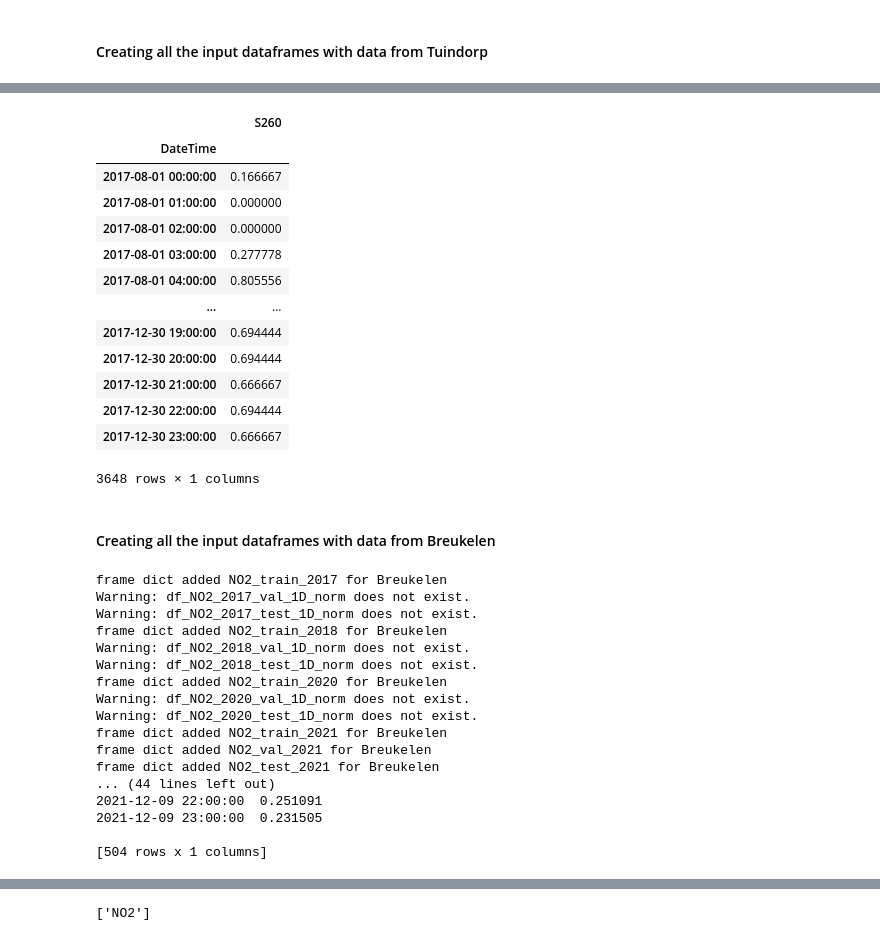
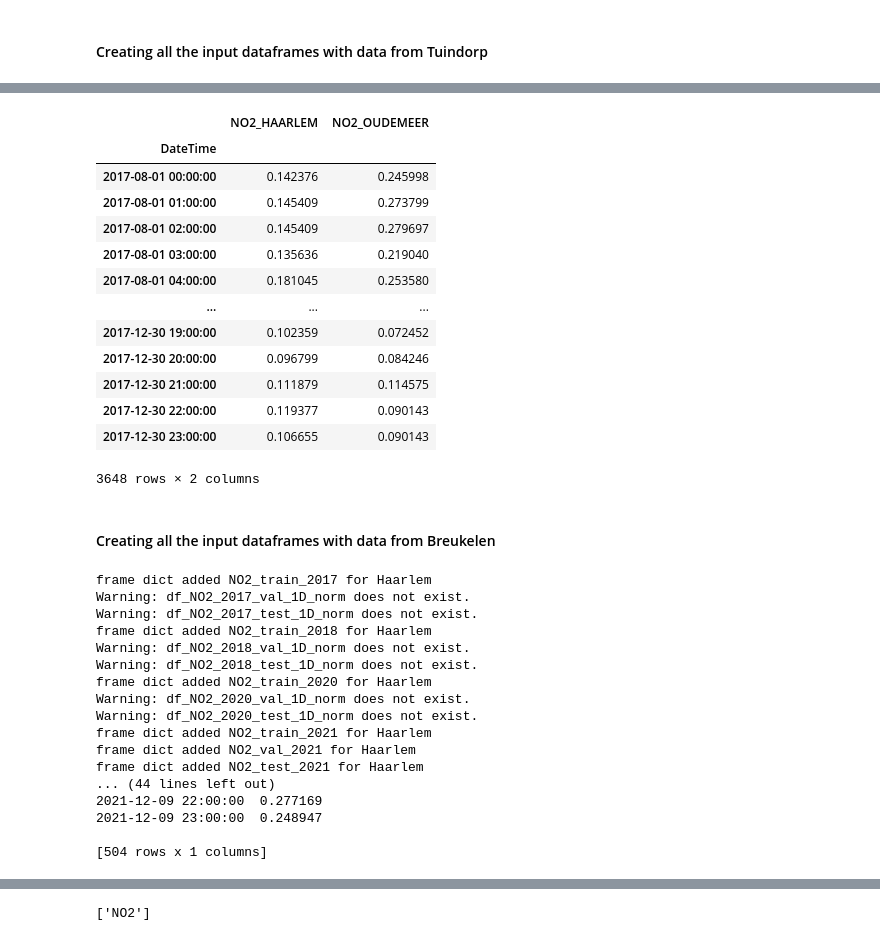
Before and after one commit to CodingMonkey17/forecasting_smog_PEML, a Jupyter notebook: src/preprocess_ams.ipynb, the cells around one changed output, grey strips where cells are left out. Cells and saved outputs as stored; diff of their text form; code cells hidden in the pictures.

Commit message:
did transferability test for ams with PINN and baseline

```diff
--- a/src/preprocess_ams.ipynb
+++ b/src/preprocess_ams.ipynb
@@ -660,7 +617,6 @@ for station_name, station_id in pollution_stations.items():
 # %% [markdown]
 ## **Extract and tidy meteorological data**
 # %%
-only_DeBilt = True  # True: only De Bilt is used
 dataframes = {}
 
 for year in years:
@@ -669,7 +625,7 @@ for year in years:
         var_name = var # if var != 'P' else 'P_'  # Handling 'P' separately to match original naming (removed for now)
         df_name = f"df_{var_name}_{year}_tidy"
         dataframes[df_name] = tidy_raw_meteo_data(
-            raw_data, var, only_DeBilt, str(year), SUBSET_MONTHS, START_MON, END_MON)
+            raw_data, var, SCHIPOL, str(year), SUBSET_MONTHS, START_MON, END_MON)
 
 # Assign variables dynamically
 globals().update(dataframes)
@@ -750,7 +724,8 @@ for pollutant in pollutants:
 
     if dataframes:
         meta_name = f'{pollutant}_2017_meta' # meta data is just to know the pollutant name and unit
-        print_aggegrated_sensor_metrics(dataframes, TUINDORP, eval(meta_name))
+        print_aggegrated_sensor_metrics(dataframes, OUDEMEER, eval(meta_name))
+        print_aggegrated_sensor_metrics(dataframes, HAARLEM, eval(meta_name))
 # %% [output]
 Printing some basic statistics for the pollutants:
 (Sensor NL10636 is TUINDORP)
@@ -932,6 +907,22 @@ if len(years) == 1:
         exec(f'df_{meteo}_{year}_train = df_train')
         exec(f'df_{meteo}_{year}_val = df_val')
         exec(f'df_{meteo}_{year}_test = df_test')
+elif years == [2017, 2018, 2020]:
+    years_splitted = years
+    years_unsplitted = []
+    year_final = 2023 # if only one year is used, the same year is used for training, validation and testing
+    for year in years:
+        for pollutant in pollutants:
+            df_train, df_val, df_test = perform_data_split(eval(f'df_{pollutant}_{year}_tidy_subset_1D'), days_vali, days_test)
+            exec(f'df_{pollutant}_{year}_train_1D = df_train')
+            exec(f'df_{pollutant}_{year}_val_1D = df_val')
+            exec(f'df_{pollutant}_{year}_test_1D = df_test')
+        for meteo in selected_weather:
+            df_train, df_val, df_test = perform_data_split(eval(f'df_{meteo}_{year}_tidy'), days_vali, days_test)
+            exec(f'df_{meteo}_{year}_train = df_train')
+            exec(f'df_{meteo}_{year}_val = df_val')
+            exec(f'df_{meteo}_{year}_test = df_test')
+
 elif years == [2017, 2018, 2020, 2021, 2022, 2023]:
     years_unsplitted = [2017, 2018, 2020]
     years_splitted = [2021, 2022]
@@ -1346,8 +1339,8 @@ for year in years:
                 df = eval(df_name)
 
                 # Rename columns dynamically
-                df = df.rename(columns={TUINDORP: f"{pollutant}_TUINDORP",
-                                        BREUKELEN: f"{pollutant}_BREUKELEN"})
+                df = df.rename(columns={OUDEMEER: f"{pollutant}_OUDEMEER",
+                                        HAARLEM: f"{pollutant}_HAARLEM"})
 
                 frames_dict_u[year][split][pollutant] = df
                 print(f"frame dict added {pollutant}_{split}_{year}")
@@ -1391,22 +1384,22 @@ Warning: df_T_2017_test_norm does not exist.
 
 [504 rows x 1 columns]
 # %%
-frames_dict_u[2017]['train']['DD']
+frames_dict_u[2017]['train']['NO2']
 # %% [output]
-|  | S260 |
-| DateTime |  |
-| 2017-08-01 00:00:00 | 0.166667 |
-| 2017-08-01 01:00:00 | 0.000000 |
-| 2017-08-01 02:00:00 | 0.000000 |
-| 2017-08-01 03:00:00 | 0.277778 |
-| 2017-08-01 04:00:00 | 0.805556 |
-| ... | ... |
-| 2017-12-30 19:00:00 | 0.694444 |
-| 2017-12-30 20:00:00 | 0.694444 |
-| 2017-12-30 21:00:00 | 0.666667 |
-| 2017-12-30 22:00:00 | 0.694444 |
-| 2017-12-30 23:00:00 | 0.666667 |
+|  | NO2_HAARLEM | NO2_OUDEMEER |
+| DateTime |  |  |
+| 2017-08-01 00:00:00 | 0.142376 | 0.245998 |
+| 2017-08-01 01:00:00 | 0.145409 | 0.273799 |
+| 2017-08-01 02:00:00 | 0.145409 | 0.279697 |
+| 2017-08-01 03:00:00 | 0.135636 | 0.219040 |
+| 2017-08-01 04:00:00 | 0.181045 | 0.253580 |
+| ... | ... | ... |
+| 2017-12-30 19:00:00 | 0.102359 | 0.072452 |
+| 2017-12-30 20:00:00 | 0.096799 | 0.084246 |
+| 2017-12-30 21:00:00 | 0.111879 | 0.114575 |
+| 2017-12-30 22:00:00 | 0.119377 | 0.090143 |
+| 2017-12-30 23:00:00 | 0.106655 | 0.090143 |
-3648 rows × 1 columns
+3648 rows × 2 columns
 # %% [markdown]
 #### Creating all the input dataframes with data from Breukelen
 # %%
@@ -1422,8 +1415,8 @@ for year in years:
             df_name = f'df_{pollutant}_{year}_{split}_1D_norm'
             try:
                 df = eval(df_name)
-                frames_dict_y[year][split][pollutant] = df.loc[:, [BREUKELEN]]
-                print(f"frame dict added {pollutant}_{split}_{year} for Breukelen")
+                frames_dict_y[year][split][pollutant] = df.loc[:, [HAARLEM]]
+                print(f"frame dict added {pollutant}_{split}_{year} for Haarlem")
             except NameError:
                 print(f"Warning: {df_name} does not exist.")
 # Print all the names of frames in frames_dict_y
@@ -1437,21 +1430,21 @@ for year in frames_dict_y:
 print(frames_dict_y[2017]['train']['NO2'])
 print(frames_dict_y[2021]['val']['NO2'])
 # %% [output]
-frame dict added NO2_train_2017 for Breukelen
+frame dict added NO2_train_2017 for Haarlem
 Warning: df_NO2_2017_val_1D_norm does not exist.
 Warning: df_NO2_2017_test_1D_norm does not exist.
-frame dict added NO2_train_2018 for Breukelen
+frame dict added NO2_train_2018 for Haarlem
 Warning: df_NO2_2018_val_1D_norm does not exist.
 Warning: df_NO2_2018_test_1D_norm does not exist.
-frame dict added NO2_train_2020 for Breukelen
+frame dict added NO2_train_2020 for Haarlem
 Warning: df_NO2_2020_val_1D_norm does not exist.
 Warning: df_NO2_2020_test_1D_norm does not exist.
-frame dict added NO2_train_2021 for Breukelen
-frame dict added NO2_val_2021 for Breukelen
-frame dict added NO2_test_2021 for Breukelen
+frame dict added NO2_train_2021 for Haarlem
+frame dict added NO2_val_2021 for Haarlem
+frame dict added NO2_test_2021 for Haarlem
 ... (44 lines left out)
-2021-12-09 22:00:00  0.251091
-2021-12-09 23:00:00  0.231505
+2021-12-09 22:00:00  0.277169
+2021-12-09 23:00:00  0.248947
 
 [504 rows x 1 columns]
 # %%
```
Also changed, not shown: parts of 32 cells of this notebook, 9 other files.
